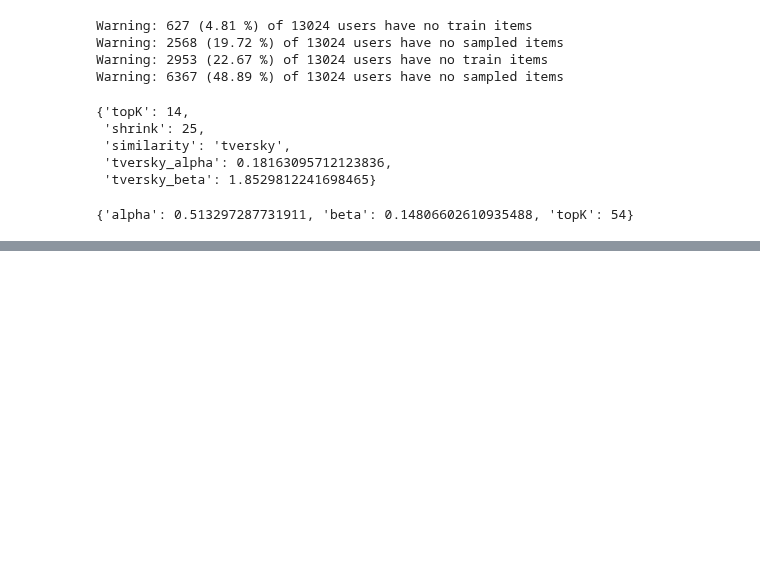
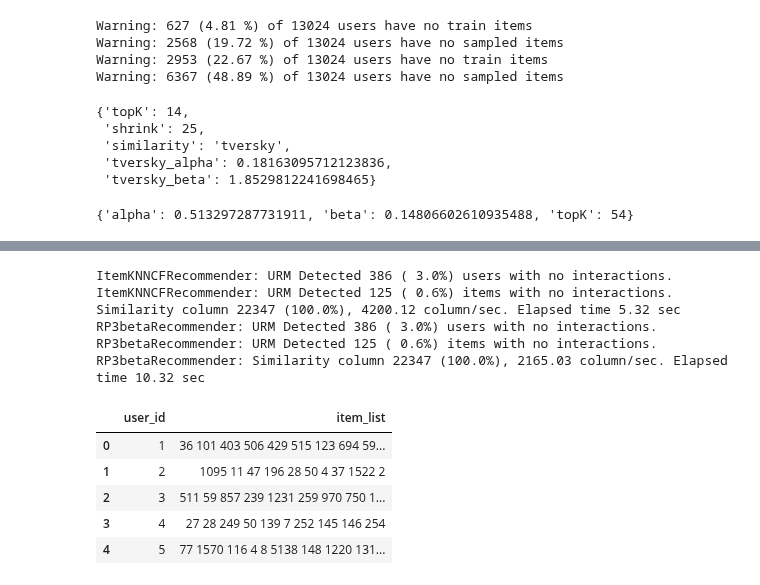
Before and after one commit to CarloSgaravatti/Recsys_Challenge_2023, a Jupyter notebook: challenge_notebooks/list-combination.ipynb, the cells around one changed output, grey strips where cells are left out. Drawn from its saved outputs; the diff is of its cells as text; code cells hidden in the pictures; blank space fills up the shorter version.

```diff
--- a/challenge_notebooks/list-combination.ipynb
+++ b/challenge_notebooks/list-combination.ipynb
@@ -262,0 +295,34 @@ EvaluatorHoldout: Processed 10456 (100.0%) in 9.80 sec. Users per second: 1067
+# %%
+recommender_item = ItemKNNCFRecommender(URM_all)
+recommender_item.fit(**params_item_knn)
+
+# recommender_user = UserKNNCFRecommender(URM_all)
+# recommender_user.fit(**params_user_knn)
+
+recommender_rp3 = RP3betaRecommender(URM_all)
+recommender_rp3.fit(**params_rp3)
+
+# hybrid_similarity = ItemKNNSimilarityHybridRecommender(URM_all, recommender_item.W_sparse, recommender_rp3.W_sparse)
+# hybrid_similarity.fit(**params_merging)
+
+list_combinator = RoundRobinListCombinationRecommender(URM_train, [hybrid_similarity, recommender_item, recommender_rp3])
+recommendations = list_combinator.recommend(user_ids_test['user_id'].unique() - 1, cutoff=10, return_scores=False)
+recommendations = [' '.join([str(item + 1) for item in r]).strip() for r in recommendations]
+
+submission_df = pd.DataFrame({'user_id': user_ids_test['user_id'].unique(), 'item_list': recommendations})
+display(submission_df.head())
+
+submission_df.to_csv('/kaggle/working/submission_list_comb_knn_rp3.csv', index=False)
+# %% [output]
+ItemKNNCFRecommender: URM Detected 386 ( 3.0%) users with no interactions.
+ItemKNNCFRecommender: URM Detected 125 ( 0.6%) items with no interactions.
+Similarity column 22347 (100.0%), 4200.12 column/sec. Elapsed time 5.32 sec
+RP3betaRecommender: URM Detected 386 ( 3.0%) users with no interactions.
+RP3betaRecommender: URM Detected 125 ( 0.6%) items with no interactions.
+RP3betaRecommender: Similarity column 22347 (100.0%), 2165.03 column/sec. Elapsed time 10.32 sec
+|  | user_id | item_list |
+| 0 | 1 | 36 101 403 506 429 515 123 694 59... |
+| 1 | 2 | 1095 11 47 196 28 50 4 37 1522 2 |
+| 2 | 3 | 511 59 857 239 1231 259 970 750 1... |
+| 3 | 4 | 27 28 249 50 139 7 252 145 146 254 |
+| 4 | 5 | 77 1570 116 4 8 5138 148 1220 131... |
```
Also changed, not shown: parts of 9 cells of this notebook.
